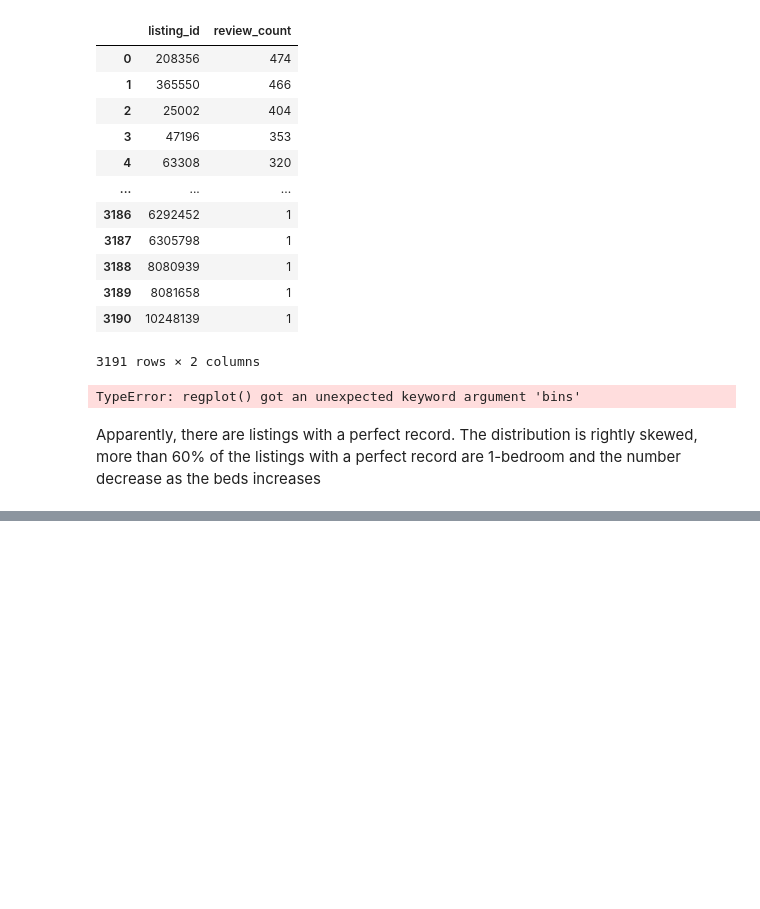
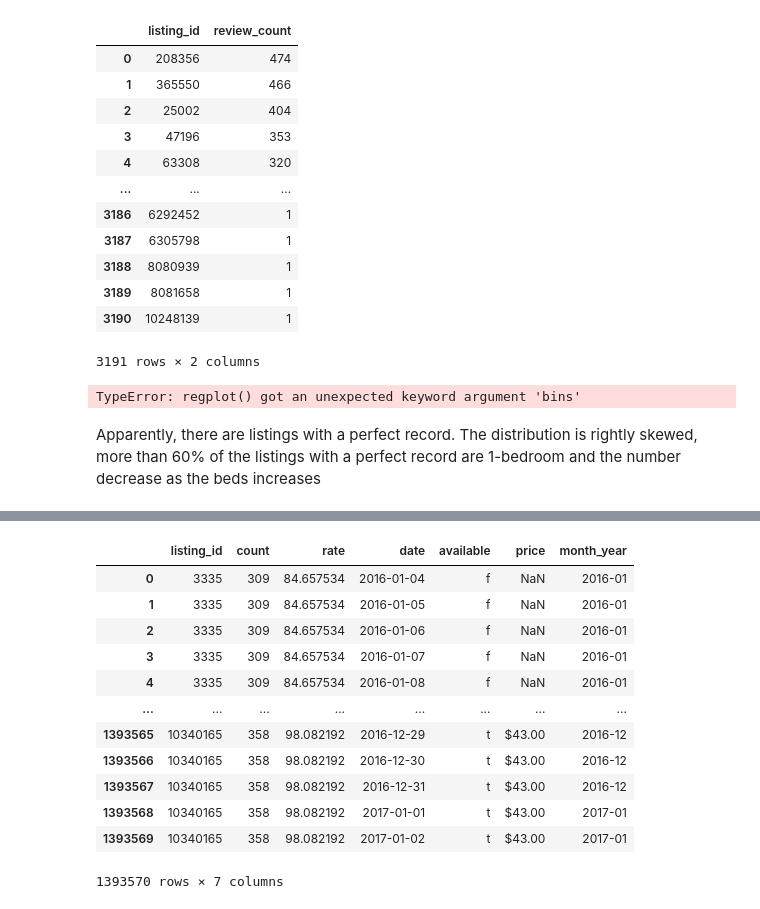
Before and after one commit to fabdanolu/Seattle-Airbnb, a Jupyter notebook: seattle.ipynb, the cells around one changed output, grey strips where cells are left out. Cells and saved outputs as stored; diff of their text form; code cells hidden in the pictures; blank space fills up the shorter version.

```diff
--- a/seattle.ipynb
+++ b/seattle.ipynb
@@ -788,0 +851,22 @@ Apparently, there are listings with a perfect record. The distribution is rightl
+# %%
+# Merge Bed Details with Perfect record
+temp_listings = occupancy.merge(calendar_df, how='left',left_on='listing_id',right_on='listing_id',suffixes=('', '_drop'))
+
+#Drop the duplicate columns
+temp_listings.drop([col for col in temp_listings.columns if 'drop' in col], axis=1, inplace=True)
+# %%
+temp_listings
+# %% [output]
+|  | listing_id | count | rate | date | available | price | month_year |
+| 0 | 3335 | 309 | 84.657534 | 2016-01-04 | f | NaN | 2016-01 |
+| 1 | 3335 | 309 | 84.657534 | 2016-01-05 | f | NaN | 2016-01 |
+| 2 | 3335 | 309 | 84.657534 | 2016-01-06 | f | NaN | 2016-01 |
+| 3 | 3335 | 309 | 84.657534 | 2016-01-07 | f | NaN | 2016-01 |
+| 4 | 3335 | 309 | 84.657534 | 2016-01-08 | f | NaN | 2016-01 |
+| ... | ... | ... | ... | ... | ... | ... | ... |
+| 1393565 | 10340165 | 358 | 98.082192 | 2016-12-29 | t | $43.00 | 2016-12 |
+| 1393566 | 10340165 | 358 | 98.082192 | 2016-12-30 | t | $43.00 | 2016-12 |
+| 1393567 | 10340165 | 358 | 98.082192 | 2016-12-31 | t | $43.00 | 2016-12 |
+| 1393568 | 10340165 | 358 | 98.082192 | 2017-01-01 | t | $43.00 | 2017-01 |
+| 1393569 | 10340165 | 358 | 98.082192 | 2017-01-02 | t | $43.00 | 2017-01 |
+1393570 rows × 7 columns
```
Also changed, not shown: parts of 22 cells of this notebook.
